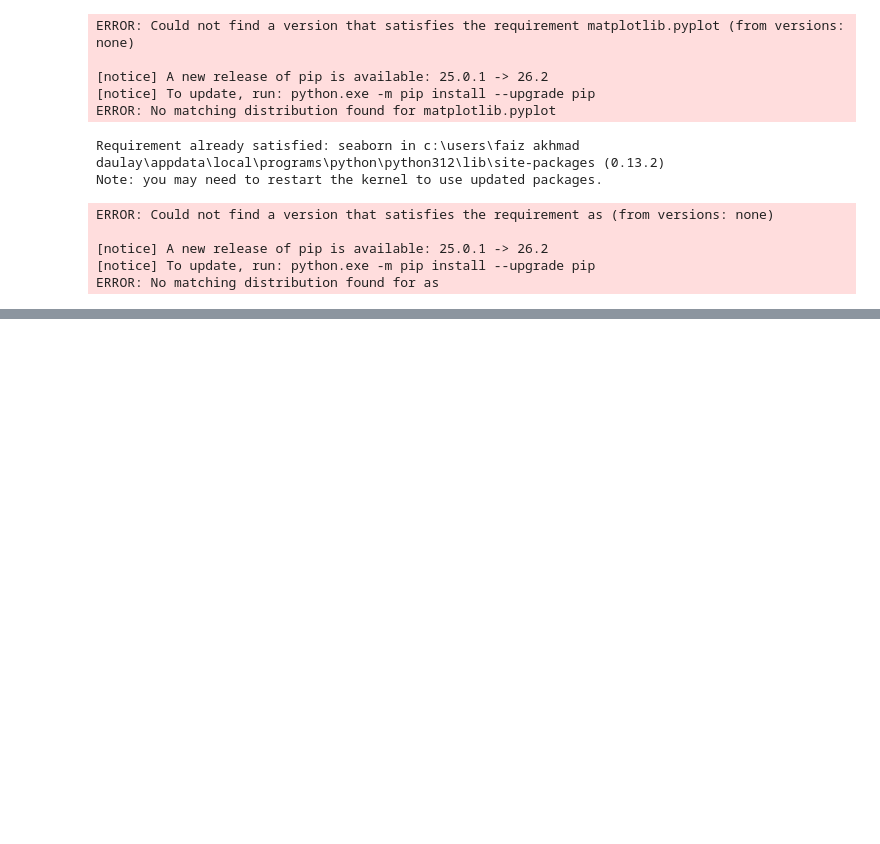
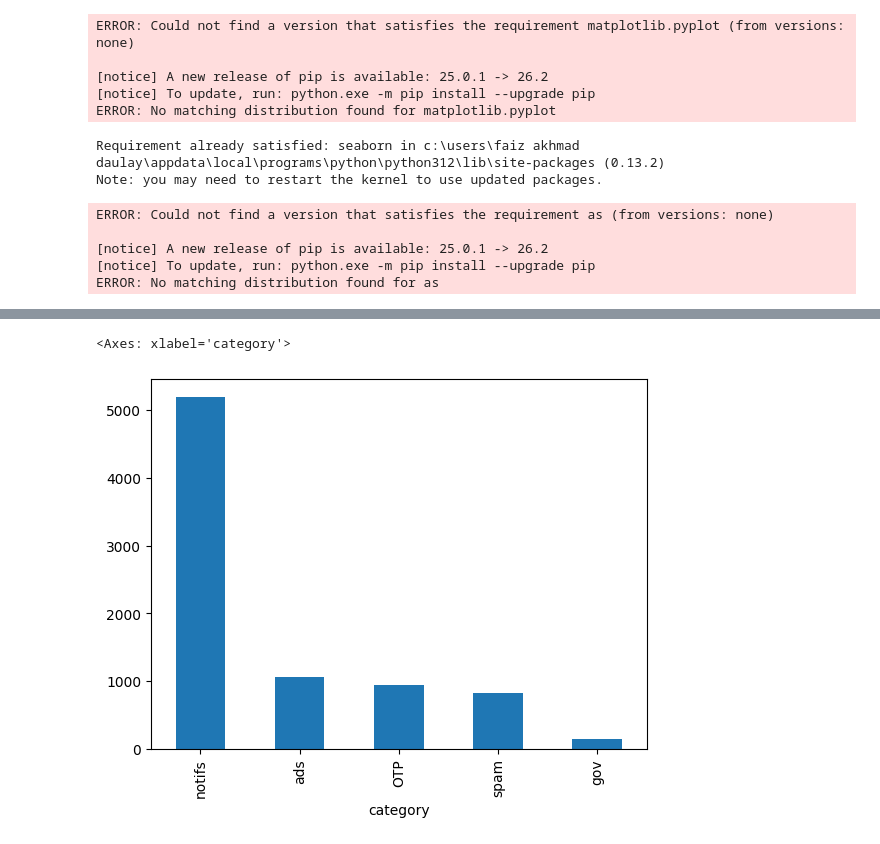
Before and after one commit to fzkmdly/Email_spam, a Jupyter notebook: EmailSpam_4.ipynb, the cells around one changed output, grey strips where cells are left out. Drawn from its saved outputs; the diff is of its cells as text; code cells hidden in the pictures; blank space fills up the shorter version.

```diff
--- a/EmailSpam_4.ipynb
+++ b/EmailSpam_4.ipynb
@@ -41,0 +96,2 @@ ERROR: No matching distribution found for as
+# %%
+df = df.drop_duplicates()
@@ -41,0 +102,2 @@ ERROR: No matching distribution found for as
+# %%
+df['date-read'] = pd.to_datetime(df['date-read'], format='%Y-%m-%d %H:%M:%S')
@@ -41,0 +110,2 @@ ERROR: No matching distribution found for as
+# %%
+df['date-received'] = pd.to_datetime(df['date-received'], format='%Y-%m-%d %H:%M:%S')
@@ -41,0 +127,2 @@ ERROR: No matching distribution found for as
+# %%
+df = df.dropna()
@@ -41,0 +173,5 @@ ERROR: No matching distribution found for as
+# %%
+df['category'].value_counts().plot(kind='bar')
+# %% [output]
+<Axes: xlabel='category'>
+[figure, added]
```
Also changed, not shown: parts of 42 cells of this notebook.
